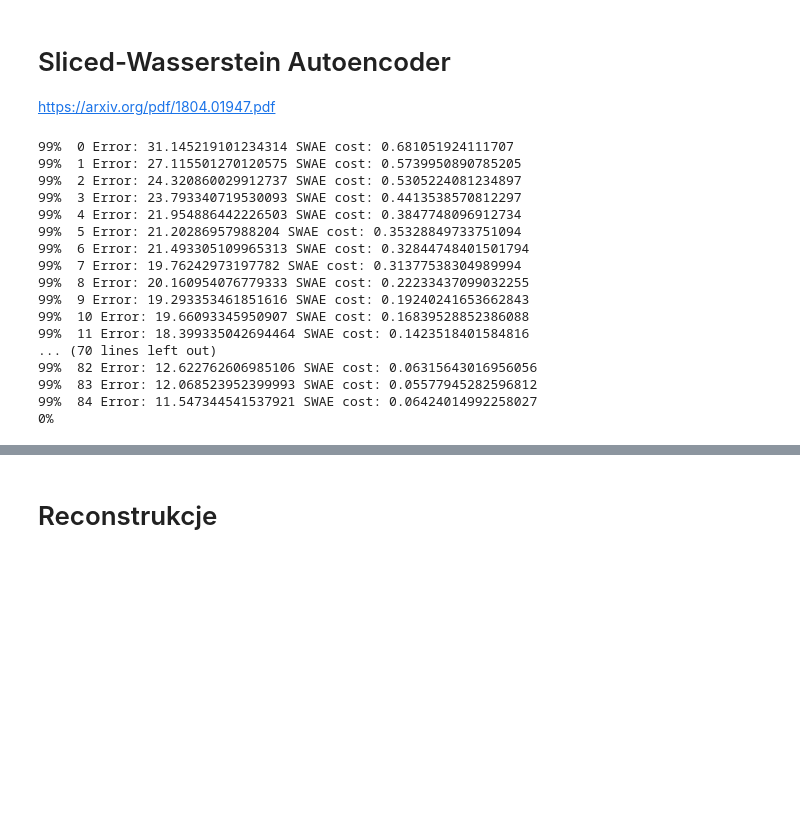
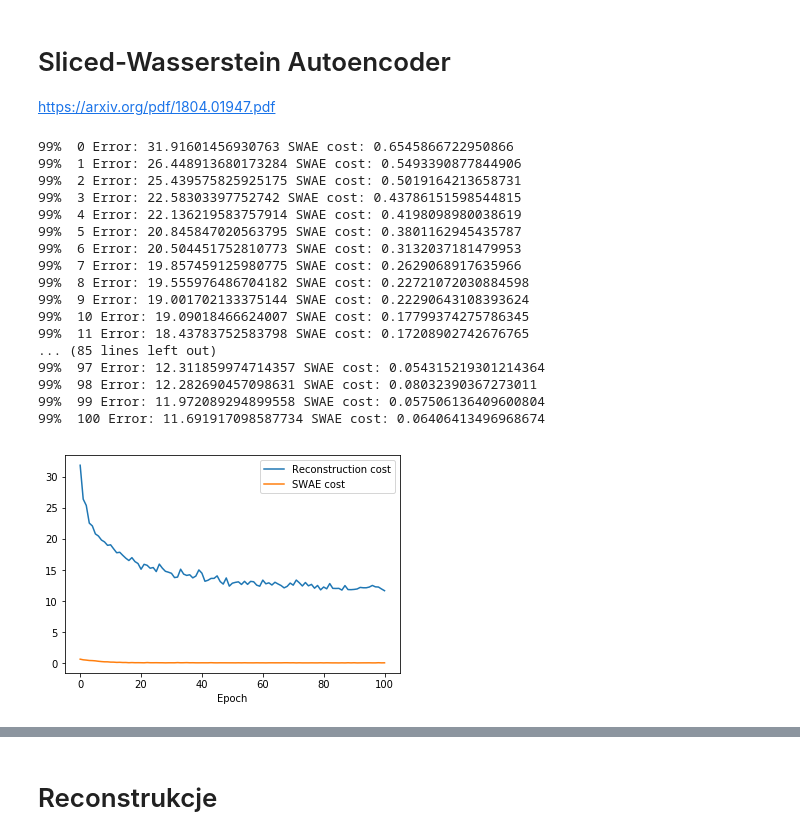
Before and after one commit to przem85/CWAE_introduction, a Jupyter notebook: D05_Z03_R_dataset.ipynb, the cells around one changed output, grey strips where cells are left out. Drawn from its saved outputs; the diff is of its cells as text; code cells hidden in the pictures; blank space fills up the shorter version.

```diff
--- a/D05_Z03_R_dataset.ipynb
+++ b/D05_Z03_R_dataset.ipynb
@@ -1584,38 +1584,40 @@ with tf.Session() as sess:
 
         print(" ", epoch, "Error:", reconstruction_cost_valid, "SWAE cost:", SWAE_cost_valid)
         reconstruction_cost_valid_array.append(reconstruction_cost_valid)
-        WAE_valid_array.append(SWAE_cost_valid)
+        SWAE_valid_array.append(SWAE_cost_valid)
 
         saver.save(sess, "./SWAE_weights.ckpt")
 # %% [output]
-99%  0 Error: 31.145219101234314 SWAE cost: 0.681051924111707
-99%  1 Error: 27.115501270120575 SWAE cost: 0.5739950890785205
-99%  2 Error: 24.320860029912737 SWAE cost: 0.5305224081234897
-99%  3 Error: 23.793340719530093 SWAE cost: 0.4413538570812297
-99%  4 Error: 21.954886442226503 SWAE cost: 0.3847748096912734
-99%  5 Error: 21.20286957988204 SWAE cost: 0.35328849733751094
-99%  6 Error: 21.493305109965313 SWAE cost: 0.32844748401501794
-99%  7 Error: 19.76242973197782 SWAE cost: 0.31377538304989994
-99%  8 Error: 20.160954076779333 SWAE cost: 0.22233437099032255
-99%  9 Error: 19.293353461851616 SWAE cost: 0.19240241653662843
-99%  10 Error: 19.66093345950907 SWAE cost: 0.16839528852386088
-99%  11 Error: 18.399335042694464 SWAE cost: 0.1423518401584816
-... (70 lines left out)
-99%  82 Error: 12.622762606985106 SWAE cost: 0.06315643016956056
-99%  83 Error: 12.068523952399993 SWAE cost: 0.05577945282596812
-99%  84 Error: 11.547344541537921 SWAE cost: 0.06424014992258027
-0%
+99%  0 Error: 31.91601456930763 SWAE cost: 0.6545866722950866
+99%  1 Error: 26.448913680173284 SWAE cost: 0.5493390877844906
+99%  2 Error: 25.439575825925175 SWAE cost: 0.5019164213658731
+99%  3 Error: 22.58303397752742 SWAE cost: 0.43786151598544815
+99%  4 Error: 22.136219583757914 SWAE cost: 0.4198098980038619
+99%  5 Error: 20.845847020563795 SWAE cost: 0.3801162945435787
+99%  6 Error: 20.504451752810773 SWAE cost: 0.3132037181479953
+99%  7 Error: 19.857459125980775 SWAE cost: 0.2629068917635966
+99%  8 Error: 19.555976486704182 SWAE cost: 0.22721072030884598
+99%  9 Error: 19.001702133375144 SWAE cost: 0.22290643108393624
+99%  10 Error: 19.09018466624007 SWAE cost: 0.17799374275786345
+99%  11 Error: 18.43783752583798 SWAE cost: 0.17208902742676765
+... (85 lines left out)
+99%  97 Error: 12.311859974714357 SWAE cost: 0.054315219301214364
+99%  98 Error: 12.282690457098631 SWAE cost: 0.08032390367273011
+99%  99 Error: 11.972089294899558 SWAE cost: 0.057506136409600804
+99%  100 Error: 11.691917098587734 SWAE cost: 0.06406413496968674
 # %%
 import matplotlib
 import matplotlib.pyplot as plt
 
 
 plt.figure()
 plt.plot(reconstruction_cost_valid_array, label='Reconstruction cost')
-plt.plot(SW_valid_array, label='SWAE cost')
+plt.plot(SWAE_valid_array, label='SWAE cost')
 
 plt.xlabel('Epoch')
 plt.legend()
 plt.show()
+# %% [output]
+[figure, added]
 # %%
 with tf.Session() as sess:
```
Also changed, not shown: parts of 5 cells of this notebook.
